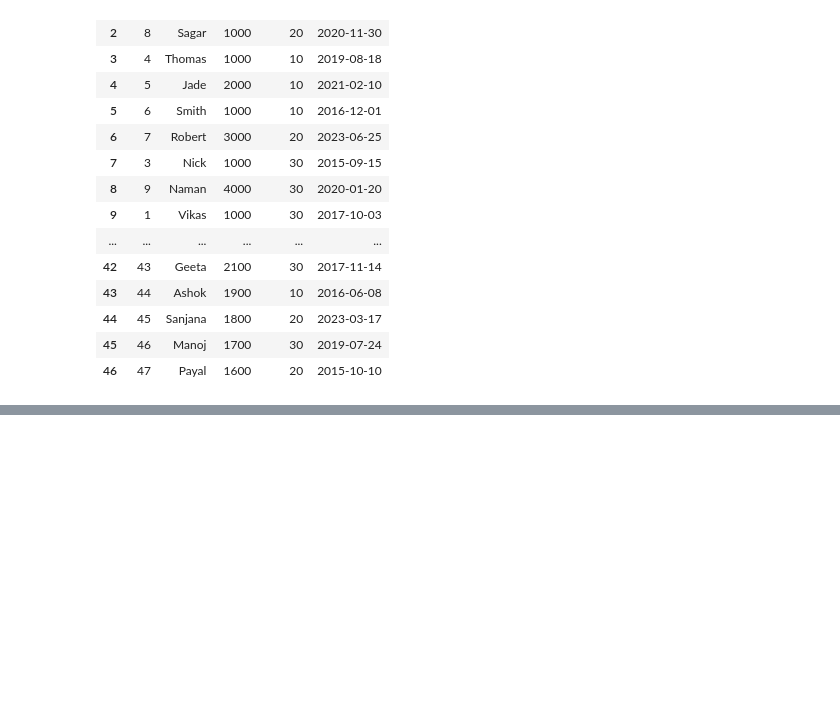
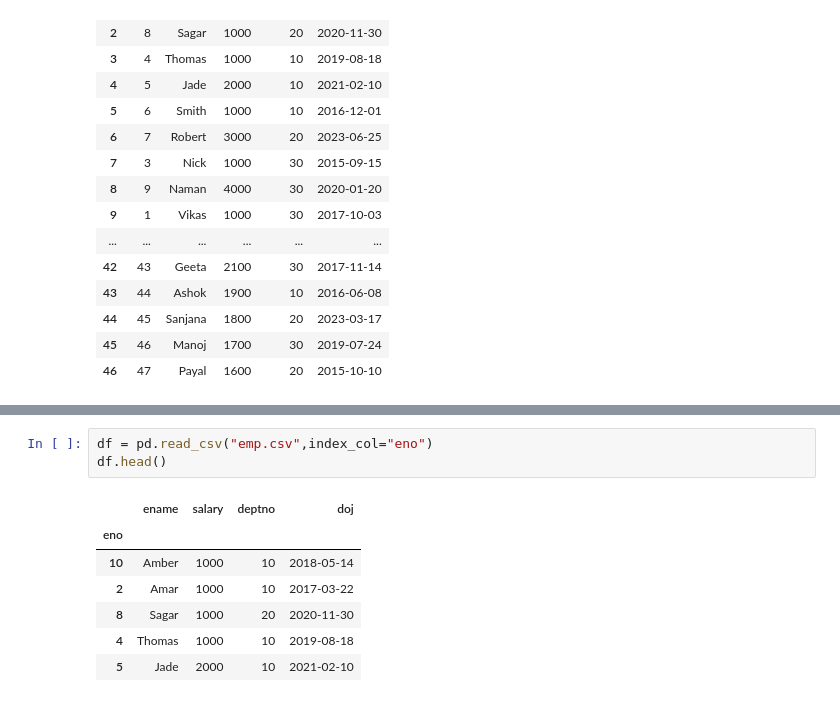
Before and after one commit to etlqalabs/Aug2026weekdays, a Jupyter notebook: Pandas_Day2.ipynb, the cells around one changed output, grey strips where cells are left out. Cells and saved outputs as stored; diff of their text form; blank space fills up the shorter version.

```diff
--- a/Pandas_Day2.ipynb
+++ b/Pandas_Day2.ipynb
@@ -399,0 +472,11 @@ df.sort_index()
+# %%
+df = pd.read_csv("emp.csv",index_col="eno")
+df.head()
+# %% [output]
+|  | ename | salary | deptno | doj |
+| eno |  |  |  |  |
+| 10 | Amber | 1000 | 10 | 2018-05-14 |
+| 2 | Amar | 1000 | 10 | 2017-03-22 |
+| 8 | Sagar | 1000 | 20 | 2020-11-30 |
+| 4 | Thomas | 1000 | 10 | 2019-08-18 |
+| 5 | Jade | 2000 | 10 | 2021-02-10 |
```
Also changed, not shown: parts of 8 cells of this notebook, 6 other files.
